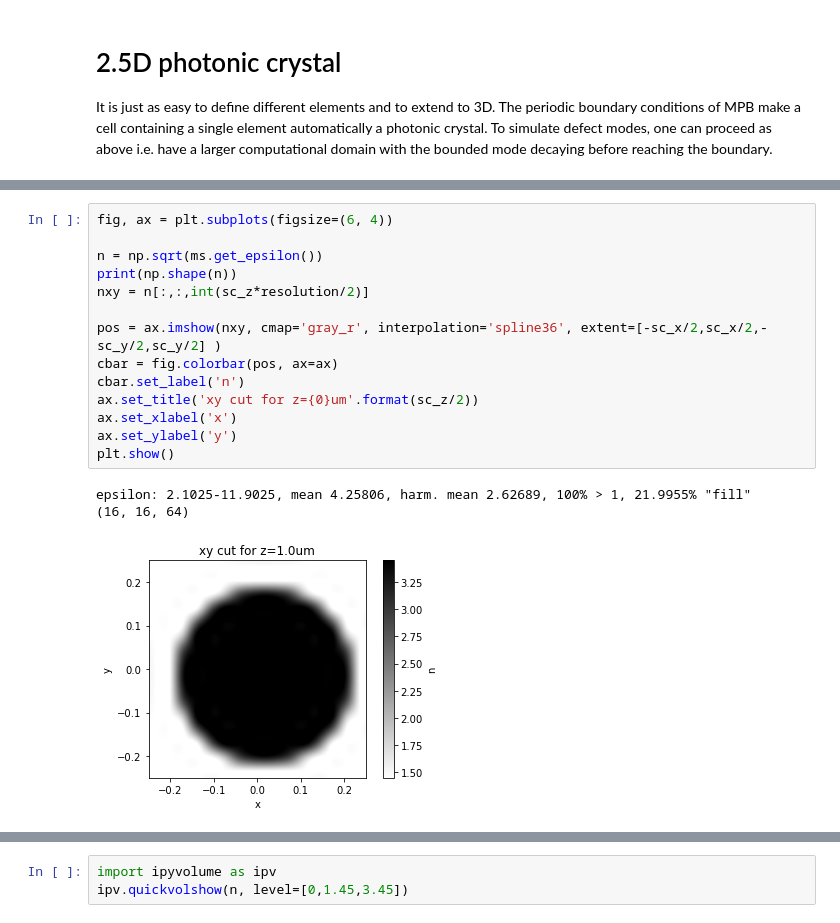
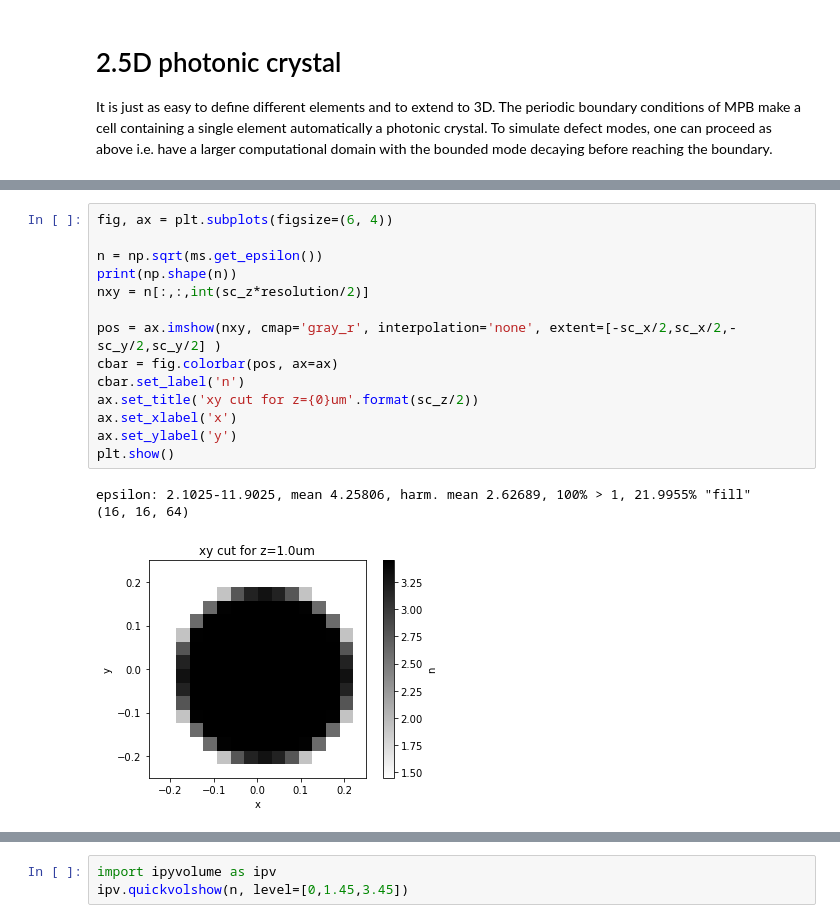
Before and after one commit to simbilod/ELE559-simulations, a Jupyter notebook: 01-simple_geometries.ipynb, the cells around one changed output, grey strips where cells are left out. Drawn from its saved outputs; the diff is of its cells as text.

```diff
--- a/01-simple_geometries.ipynb
+++ b/01-simple_geometries.ipynb
@@ -152,21 +152,21 @@ Initializing fields to random numbers...
 # %%
 fig, ax = plt.subplots(figsize=(6, 4))
 
 n = np.sqrt(ms.get_epsilon())
 print(np.shape(n))
 nxy = n[:,:,int(sc_z*resolution/2)]
 
-pos = ax.imshow(nxy, cmap='gray_r', interpolation='spline36', extent=[-sc_x/2,sc_x/2,-sc_y/2,sc_y/2] )
+pos = ax.imshow(nxy, cmap='gray_r', interpolation='none', extent=[-sc_x/2,sc_x/2,-sc_y/2,sc_y/2] )
 cbar = fig.colorbar(pos, ax=ax)
 cbar.set_label('n')
 ax.set_title('xy cut for z={0}um'.format(sc_z/2))
 ax.set_xlabel('x')
 ax.set_ylabel('y')
 plt.show()
 # %% [output]
 epsilon: 2.1025-11.9025, mean 4.25806, harm. mean 2.62689, 100% > 1, 21.9955% "fill"
 (16, 16, 64)
-[figure, old version]
+[figure, new version]
 # %%
 fig, ax = plt.subplots(figsize=(6, 4))
 
```
Also changed, not shown: parts of 2 cells of this notebook, 1 other file.
